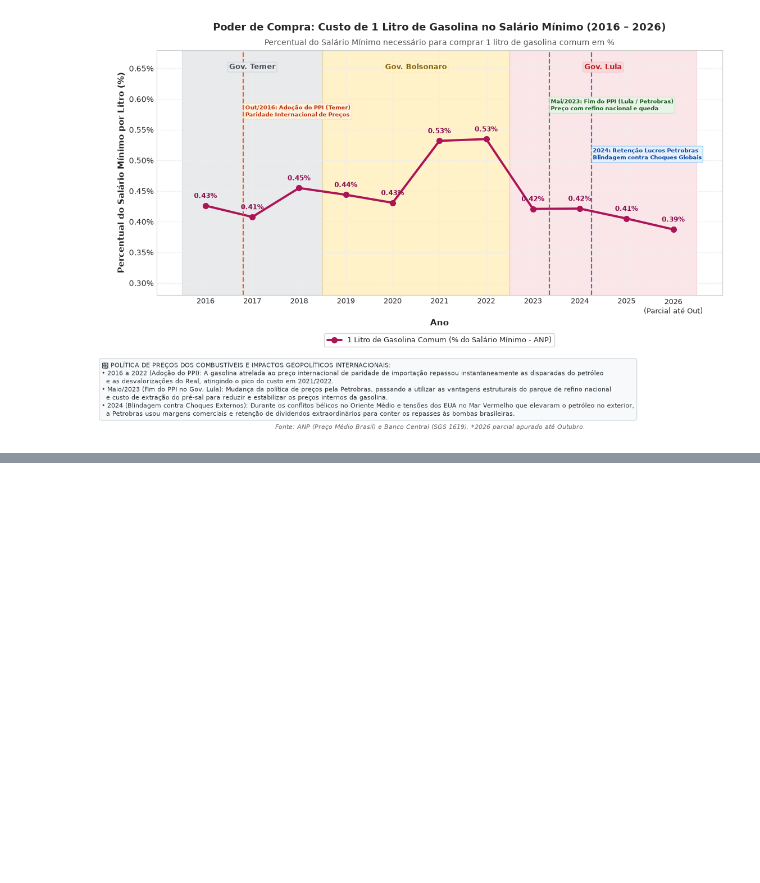
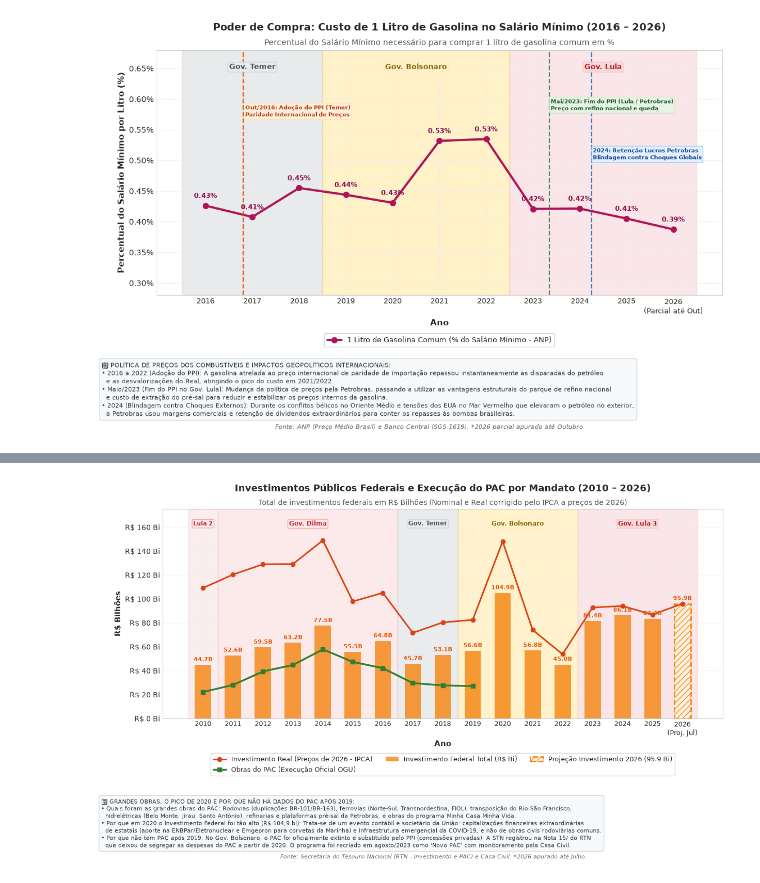
Before and after one commit to hianaracamilla/trad_x_municipio, a Jupyter notebook: series_historicas_brasil_2010_2025.ipynb, the cells around one changed output, grey strips where cells are left out. Cells and saved outputs as stored; diff of their text form; code cells hidden in the pictures; blank space fills up the shorter version.

```diff
--- a/series_historicas_brasil_2010_2025.ipynb
+++ b/series_historicas_brasil_2010_2025.ipynb
@@ -893,0 +1087,58 @@ plt.show()
+# %%
+fig, ax = plt.subplots(figsize=(14, 7.8))
+
+anos_o = df_orcamento['ano']
+invest_nom = df_orcamento['investimento_total_bi']
+invest_real = df_orcamento['investimento_total_real_2026_bi']
+pac_nom = df_orcamento['obras_pac_bi']
+
+# Barras de Investimento Total
+ax.bar(anos_o[:-1], invest_nom[:-1], width=0.55, color='#F57C00', alpha=0.75, label='Investimento Federal Total (R$ Bi)')
+ax.bar(2026, invest_nom.iloc[-1], width=0.55, edgecolor='#F57C00', linestyle='--', linewidth=2.0, color='#FFF3E0', hatch='///', alpha=0.9,
+       label=f'Projeção Investimento 2026 ({invest_nom.iloc[-1]:.1f} Bi)')
+
+# Linha de Investimento Real
+ax.plot(anos_o, invest_real, marker='o', color='#D84315', linewidth=2.2, label='Investimento Real (Preços de 2026 - IPCA)')
+
+# Linha do PAC (2010 a 2019)
+anos_pac = anos_o[pac_nom > 0]
+pac_vals = pac_nom[pac_nom > 0]
+ax.plot(anos_pac, pac_vals, marker='s', color='#2E7D32', linewidth=2.5, linestyle='-', label='Obras do PAC (Execução Oficial OGU)')
+
+aplicar_faixas_governos_2010_2026(ax, ylim=(0, 175))
+ax.set_title('Investimentos Públicos Federais e Execução do PAC por Mandato (2010 – 2026)', fontsize=13, fontweight='bold', pad=25)
+ax.text(0.5, 1.02, 'Total de investimentos federais em R$ Bilhões (Nominal e Real corrigido pelo IPCA a preços de 2026)', transform=ax.transAxes, ha='center', fontsize=10, color='#555555')
+
+ax.set_xlabel('Ano', fontsize=11, fontweight='bold')
+ax.set_ylabel('R$ Bilhões', fontsize=11, fontweight='bold')
+ax.set_xticks(anos_o)
+ax.set_xticklabels([f"{int(a)}" if a != 2026 else "2026\n(Proj. Jul)" for a in anos_o], fontsize=9)
+ax.yaxis.set_major_formatter(ticker.FormatStrFormatter('R$ %.0f Bi'))
+
+# Rótulos de investimento
+for a, v in zip(anos_o, invest_nom):
+    ax.text(a, v + 2.0, f"{v:.1f}B", ha='center', va='bottom', fontsize=7.8, fontweight='bold', color='#E65100')
+
+# Legenda fora do gráfico, centralizada abaixo do eixo X
+ax.legend(loc='upper center', bbox_to_anchor=(0.5, -0.15), frameon=True, fontsize=9.0, ncol=3)
+
+# Caixa de comentários didáticos abaixo do gráfico
+comentarios_g14 = (
+    "💡 GRANDES OBRAS, O PICO DE 2020 E POR QUE NÃO HÁ DADOS DO PAC APÓS 2019:\n"
+    "• Quais foram as grandes obras do PAC: Rodovias (duplicações BR-101/BR-163), ferrovias (Norte-Sul, Transnordestina, FIOL), transposição do Rio São Francisco,\n"
+    "  hidrelétricas (Belo Monte, Jirau, Santo Antônio), refinarias e plataformas pré-sal da Petrobras, e obras do programa Minha Casa Minha Vida.\n"
+    "• Por que em 2020 o Investimento Federal foi tão alto (R$ 104,9 bi): Trata-se de um evento contábil e societário da União: capitalizações financeiras extraordinárias\n"
+    "  de estatais (aporte na ENBPar/Eletronuclear e Emgepron para corvetas da Marinha) e infraestrutura emergencial da COVID-19, e não de obras civis rodoviárias comuns.\n"
+    "• Por que não tem PAC após 2019: No Gov. Bolsonaro, o PAC foi oficialmente extinto e substituído pelo PPI (concessões privadas). A STN registrou na Nota 15/ do RTN\n"
+    "  que deixou de segregar as despesas do PAC a partir de 2020. O programa foi recriado em agosto/2023 como 'Novo PAC' com monitoramento pela Casa Civil."
+)
+fig.text(0.04, 0.040, comentarios_g14, fontsize=7.6, color='#263238', linespacing=1.35,
+         bbox=dict(boxstyle='round,pad=0.4', facecolor='#F8F9FA', edgecolor='#CFD8DC', alpha=0.95))
+
+fig.text(0.5, 0.012, 'Fonte: Secretaria do Tesouro Nacional (RTN - Investimento e PAC) e Casa Civil. *2026 apurado até Julho.',
+         ha='center', fontsize=7.8, style='italic', color='#666666')
+
+plt.subplots_adjust(top=0.88, bottom=0.36)
+plt.show()
+# %% [output]
+[figure, added]
```
Also changed, not shown: parts of 15 cells of this notebook, 9 other files.
